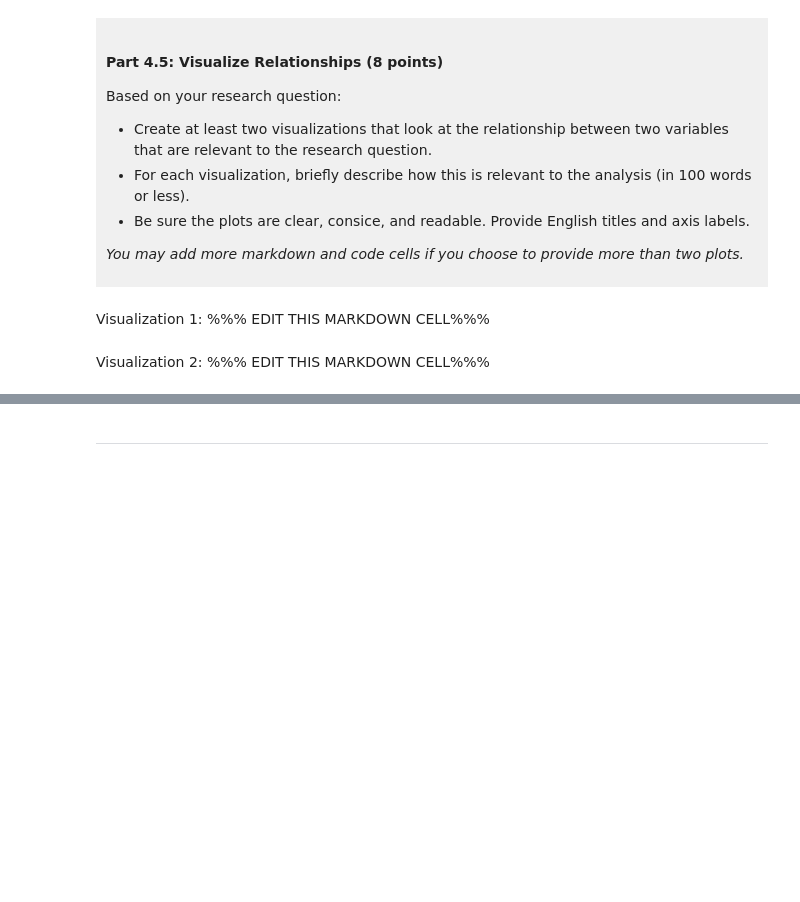
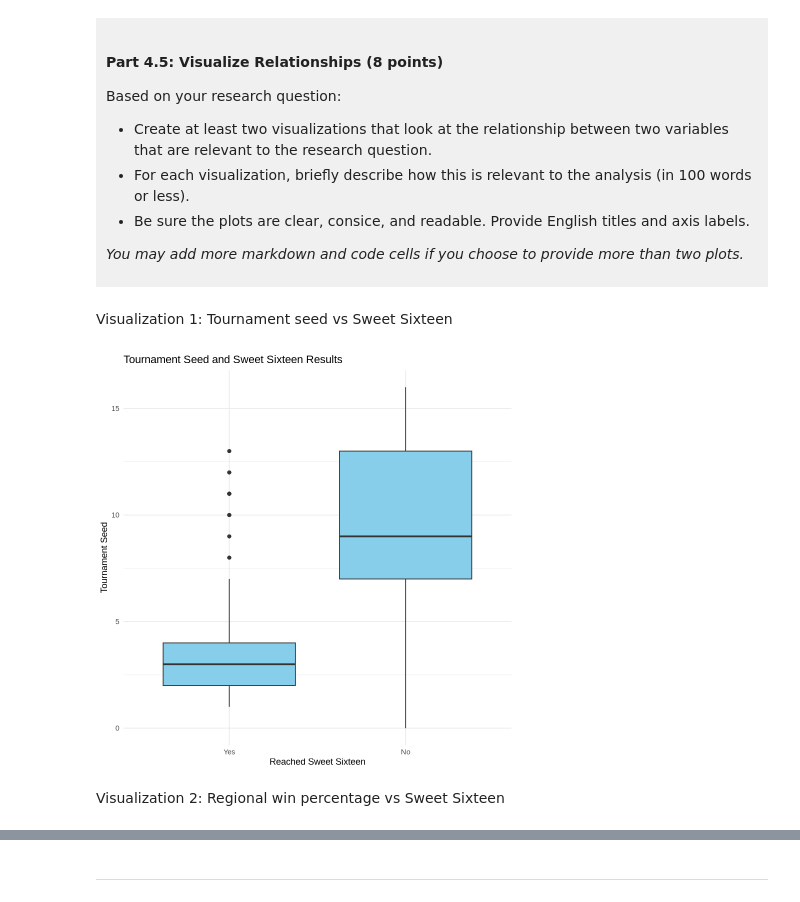
Before and after one commit to SangwanIshant/dsci-100-project-ishant, a Jupyter notebook: dsci-100-project-notebook.ipynb, the cells around one changed output, grey strips where cells are left out. Drawn from its saved outputs; the diff is of its cells as text; code cells hidden in the pictures; blank space fills up the shorter version.

```diff
--- a/dsci-100-project-notebook.ipynb
+++ b/dsci-100-project-notebook.ipynb
@@ -273,9 +400,20 @@ Based on your research question:
 *You may add more markdown and code cells if you choose to provide more than two plots.*
 </div>
 # %% [markdown]
-Visualization 1: %%% EDIT THIS MARKDOWN CELL%%%
+Visualization 1: Tournament seed vs Sweet Sixteen
 # %%
-### EDIT THIS CODE CELL FOR VISUALIZATION 1###
+
+# Compare tournament seeds between the two groups
+ggplot(tidy_data, aes(x = sweet_sixteen, y = seed)) +
+  geom_boxplot(fill = "skyblue") +
+  labs(
+    title = "Tournament Seed and Sweet Sixteen Results",
+    x = "Reached Sweet Sixteen",
+    y = "Tournament Seed"
+  ) +
+  theme_minimal()
+# %% [output]
+[figure, added]
 # %% [markdown]
-Visualization 2: %%% EDIT THIS MARKDOWN CELL%%%
+Visualization 2: Regional win percentage vs Sweet Sixteen
 # %%
```
Also changed, not shown: parts of 20 cells of this notebook, 1 other file.
